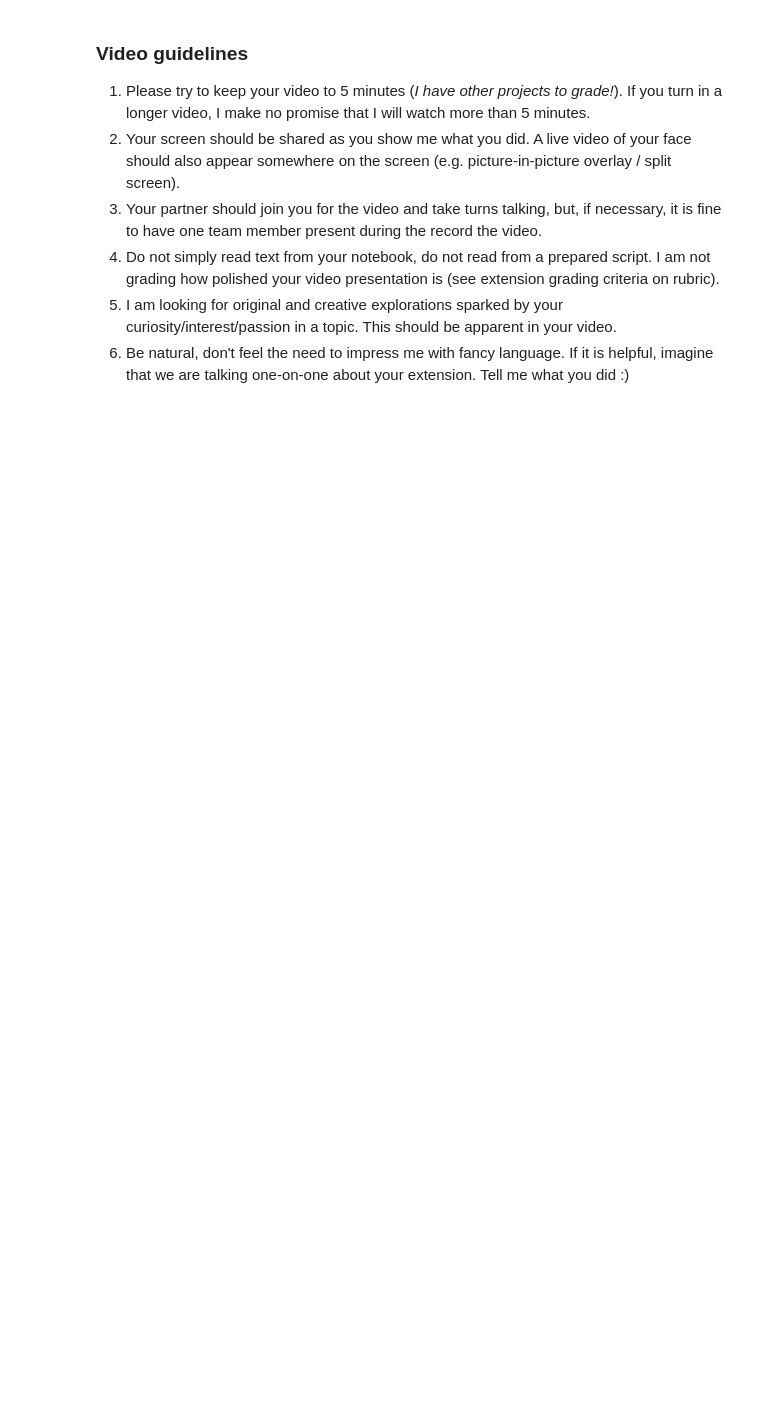
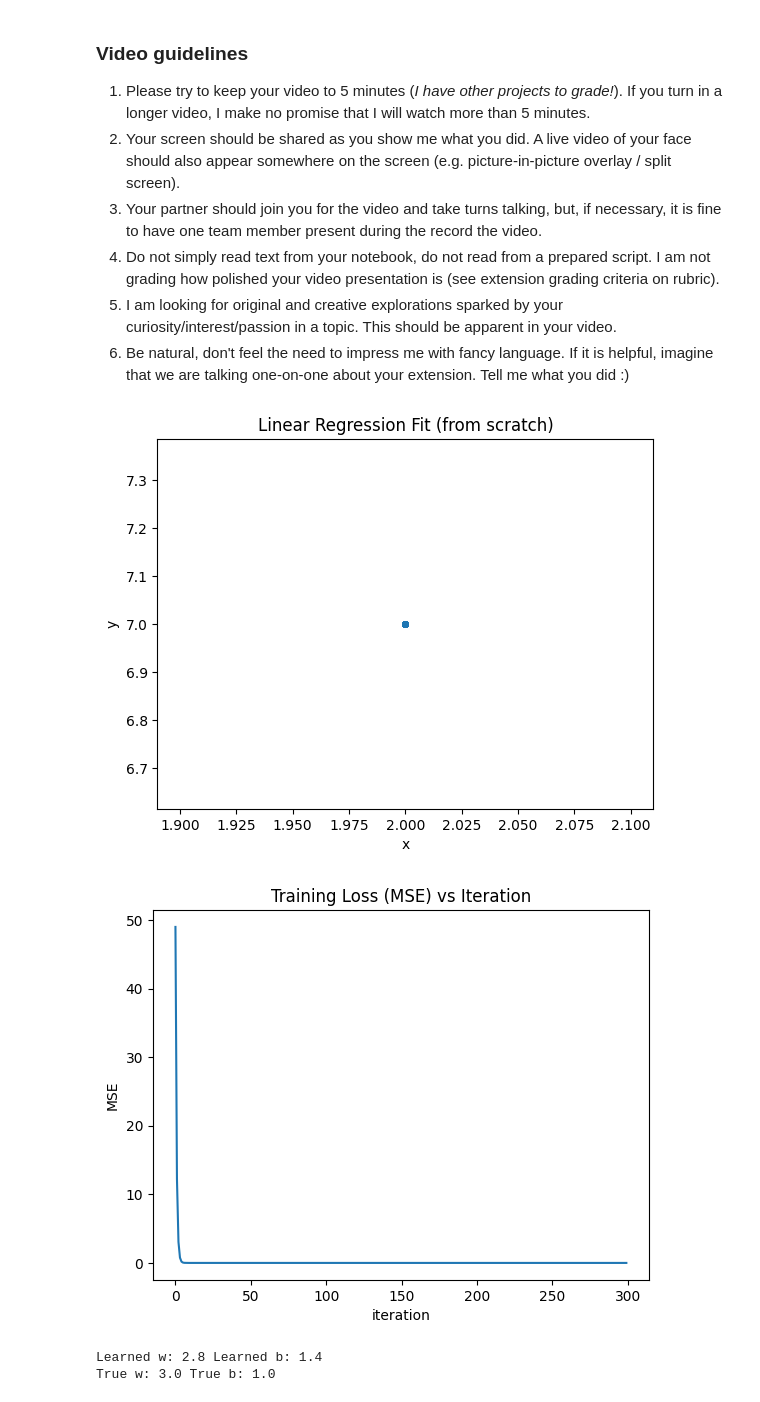
Before and after one commit to djluci/NeuralNetworks, a Jupyter notebook: Project0_ScientificPython/sci_python.ipynb, the cells around one changed output. Drawn from its saved outputs; the diff is of its cells as text; code cells hidden in the pictures; blank space fills up the shorter version.

```diff
--- a/Project0_ScientificPython/sci_python.ipynb
+++ b/Project0_ScientificPython/sci_python.ipynb
@@ -744,3 +760,69 @@ You may use AI in mostly any capacity for extensions. However, keep in mind:
 4. Do not simply read text from your notebook, do not read from a prepared script. I am not grading how polished your video presentation is (see extension grading criteria on rubric).
 5. I am looking for original and creative explorations sparked by your curiosity/interest/passion in a topic. This should be apparent in your video.
 6. Be natural, don't feel the need to impress me with fancy language. If it is helpful, imagine that we are talking one-on-one about your extension. Tell me what you did :)
+# %%
+## Linear Regression
+import numpy as np
+import matplotlib.pyplot as plt
+rng = np.random.default_rng(0)
+
+# Synthetic data
+n = 200
+X = rng.uniform(low=2, high= 2,size=(n,1)) # 1 feature x in shape(n,1)
+true_w = 3.0 # true relationship, unknown to model
+true_b = 1.0
+noise = rng.normal(loc=0.0,scale=0.0,size=(n,1))# noise to ensure its not perfectly clear
+y = true_w * X + true_b + noise
+
+# Predict function, define model
+def predict(X, w, b):
+    return X * w + b # y_hat = X*w + b
+
+# MSE function, define loss
+def mse(y_hat, y):
+    err = y_hat - y
+    return np.mean(err**2)
+
+# Compute Gradients
+def gradients(X, y, y_hat):
+    n = X.shape[0]
+    err=y_hat-y # (n,1)
+    dw = (2 / n) * np.sum(err * X) # d/dw(derivative) of MSE for 1D feature: (2/n) * sum(err * X)
+    db = (2 / n) * np.sum(err) # d/db(derivative) of MSE: (2/n) * sum(err)
+    return dw, db
+
+# Train using gradient descent
+w = 0.0
+b = 0.0
+lr = 0.05
+steps = 300
+loss_history = []
+for t in range(steps):
+    y_hat = predict(X, w, b)
+    loss = mse(y_hat, y)
+    loss_history.append(loss)
+    dw, db = gradients(X, y , y_hat)
+    w = w - lr * dw
+    b = b - lr * db
+
+# Plot
+idx = np.argsort(X[:, 0]) # Plot the data + the learned line
+X_sorted = X[idx]
+plt.scatter(X, y, s=15, alpha=0.6)
+plt.plot(X_sorted, predict(X_sorted, w, b), linewidth=2)
+plt.title("Linear Regression Fit (from scratch)")
+plt.xlabel("x")
+plt.ylabel("y")
+plt.show()
+plt.plot(loss_history)# Plot training loss
+plt.title("Training Loss (MSE) vs Iteration")
+plt.xlabel("iteration")
+plt.ylabel("MSE")
+plt.show()
+print("Learned w:", w, "Learned b:", b)
+print("True w:", true_w, "True b:", true_b)
+# %% [output]
+[figure, added]
+[figure, added]
+Learned w: 2.8 Learned b: 1.4
+True w: 3.0 True b: 1.0
```
Also changed, not shown: parts of 13 cells of this notebook.
